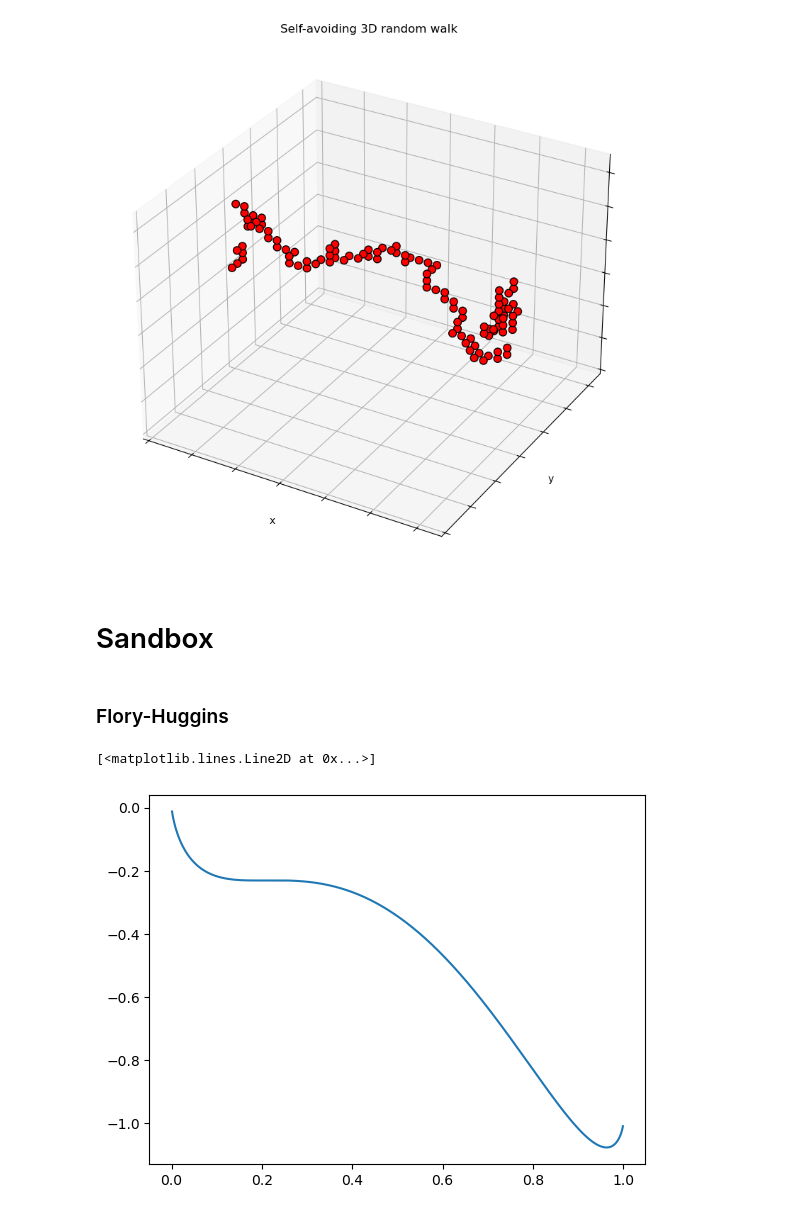
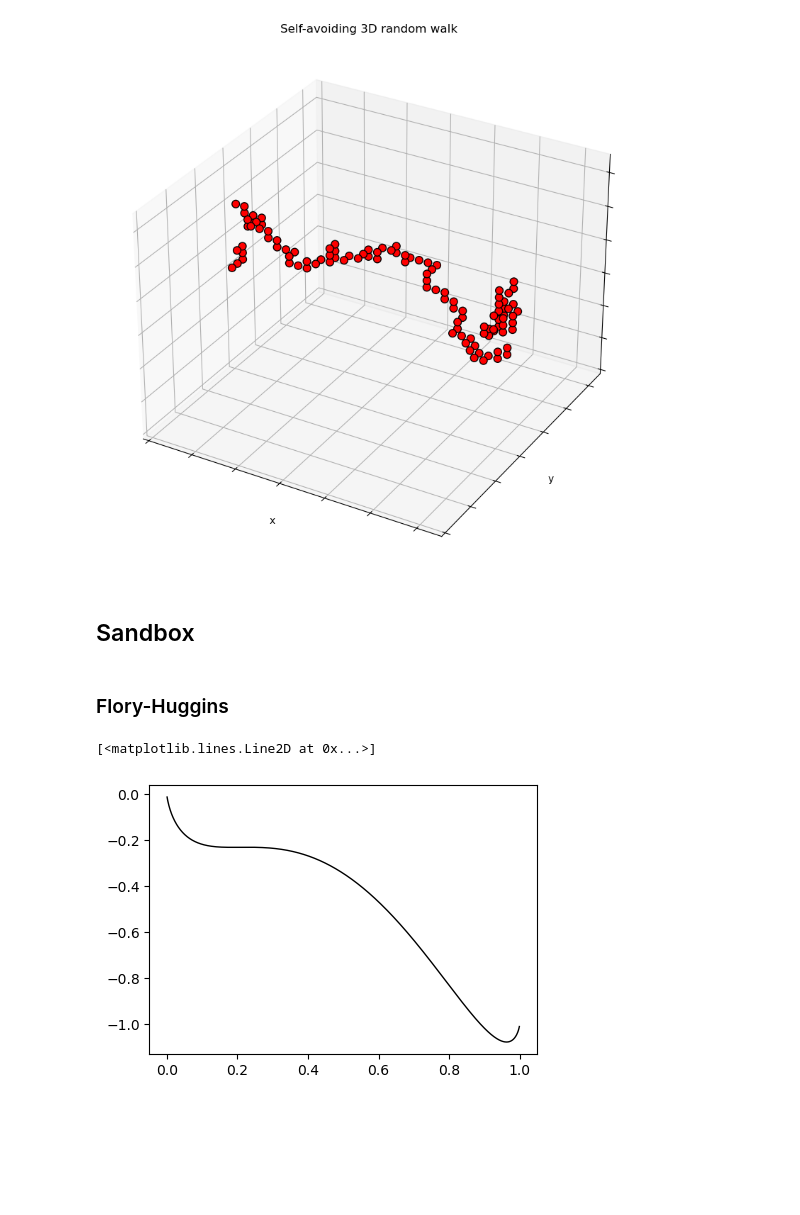
Before and after one commit to ta-rekt/Droplet, a Jupyter notebook: viz.ipynb, the cells around one changed output. Cells and saved outputs as stored; diff of their text form; code cells hidden in the pictures; blank space fills up the shorter version.

```diff
--- a/viz.ipynb
+++ b/viz.ipynb
@@ -455,23 +455,23 @@ anim.save('media/polymer_repulsive.mp4', writer="ffmpeg", fps=25)
 # %% [output]
 [figure]
 # %% [markdown]
-# Sandbox
+## Sandbox
 # %% [markdown]
 ### Flory-Huggins
 # %%
 mu = 1.0
 chi = 7.0
 T = 2.3
 eps = 1e-3
 
 def F(phi, mu, chi, T):
     return -mu*phi + chi*phi*(1-phi) + T*(phi*np.log(phi) + (1 - phi)*np.log(1 - phi))
 
-fig, ax = plt.subplots(1,1)
+fig, ax = plt.subplots(1,1,figsize=(5,3.5))
 
 phis = np.linspace(eps, 1-eps,1000)
 
-ax.plot(phis, F(phis, mu, chi, T))
+ax.plot(phis, F(phis, mu, chi, T), color="black", lw=1)
 # %% [output]
 [<matplotlib.lines.Line2D at 0x...>]
-[figure, old version]
+[figure, new version]
```
Also changed, not shown: 2 other files.
